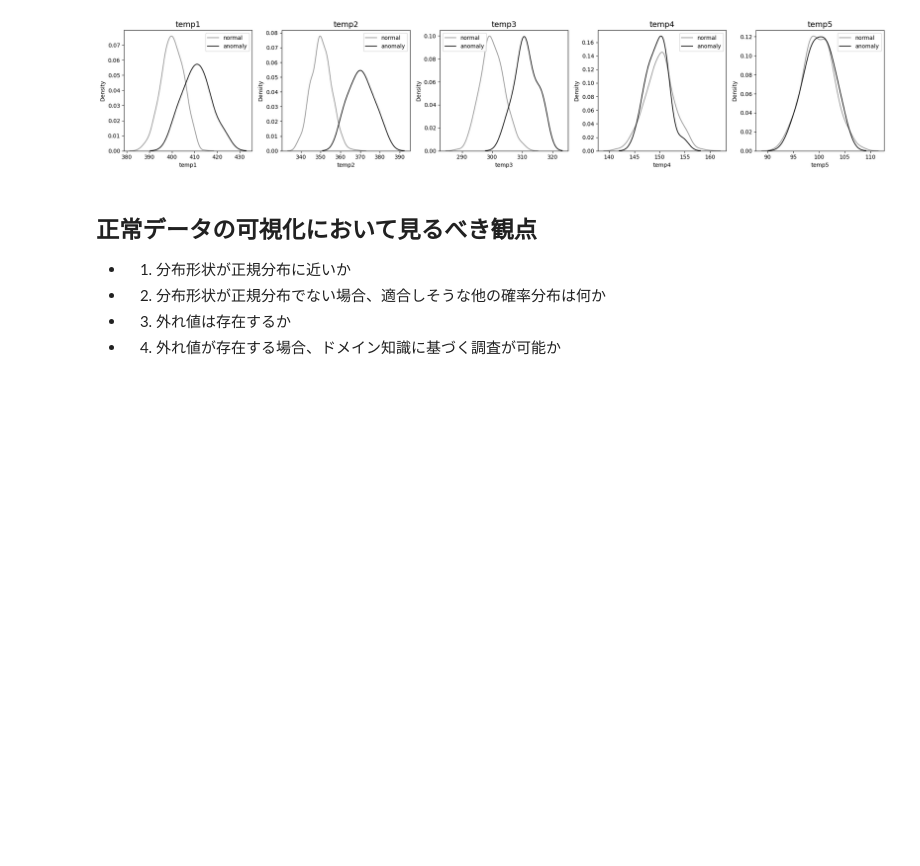
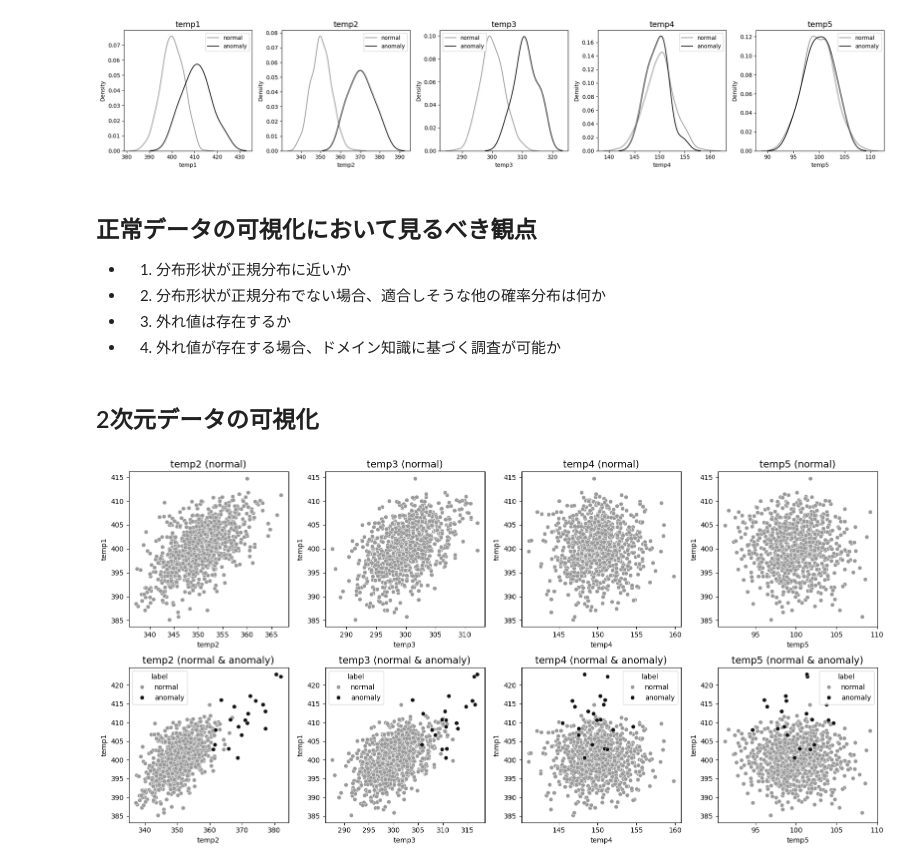
Before and after one commit to SY-256/anomaly_detection, a Jupyter notebook: notebook/chapter2_1.ipynb, the cells around one changed output. Cells and saved outputs as stored; diff of their text form; code cells hidden in the pictures; blank space fills up the shorter version.

```diff
--- a/notebook/chapter2_1.ipynb
+++ b/notebook/chapter2_1.ipynb
@@ -288,3 +288,36 @@ plt.show()
 - 2. 分布形状が正規分布でない場合、適合しそうな他の確率分布は何か
 - 3. 外れ値は存在するか
 - 4. 外れ値が存在する場合、ドメイン知識に基づく調査が可能か
+# %% [markdown]
+## 2次元データの可視化
+# %%
+# 散布図の描画
+fig, axes = plt.subplots(nrows=2, ncols=4, figsize=(16, 8))
+
+# "temp1"以外の変数をループで走査
+colnames = [c for c in df_normal_val.columns if c != "temp1"]
+for i, colname in enumerate(colnames):
+    # 正常データのみの散布図描画
+    sns.scatterplot(
+        data=df_normal_val,
+        x=colname,
+        y="temp1",
+        color="#999999",
+        ax=axes[0][i]
+    )
+    axes[0][i].set_title(f"{colname} (normal)", fontsize=14)
+    # 正常データと異常データの散布図描画
+    sns.scatterplot(
+        data=df,
+        x=colname,
+        y="temp1",
+        hue="label",
+        palette=["#999999", "#111111"],
+        ax=axes[1][i]
+    )
+    axes[1][i].set_title(f"{colname} (normal & anomaly)", fontsize=14)
+
+plt.tight_layout()
+plt.show()
+# %% [output]
+[figure, added]
```
Also changed, not shown: parts of 7 cells of this notebook.
